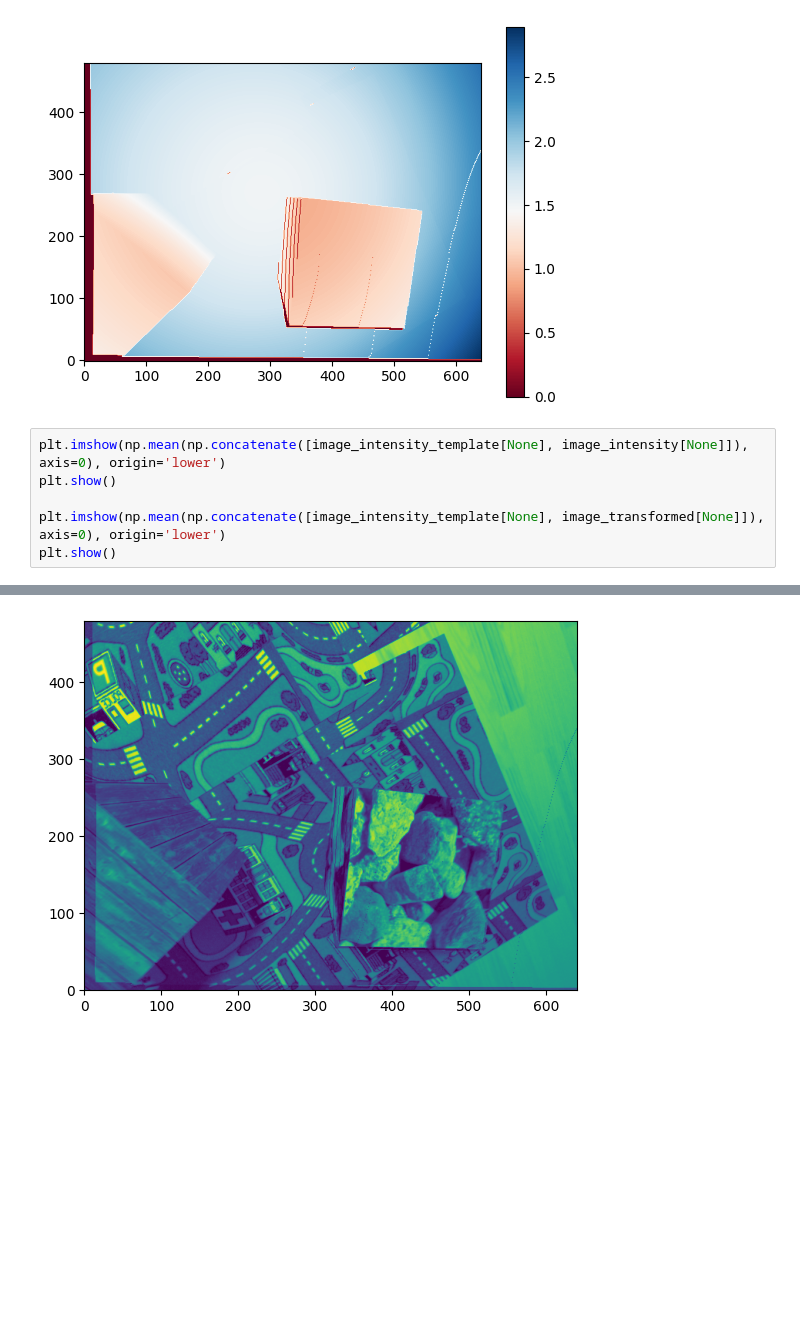
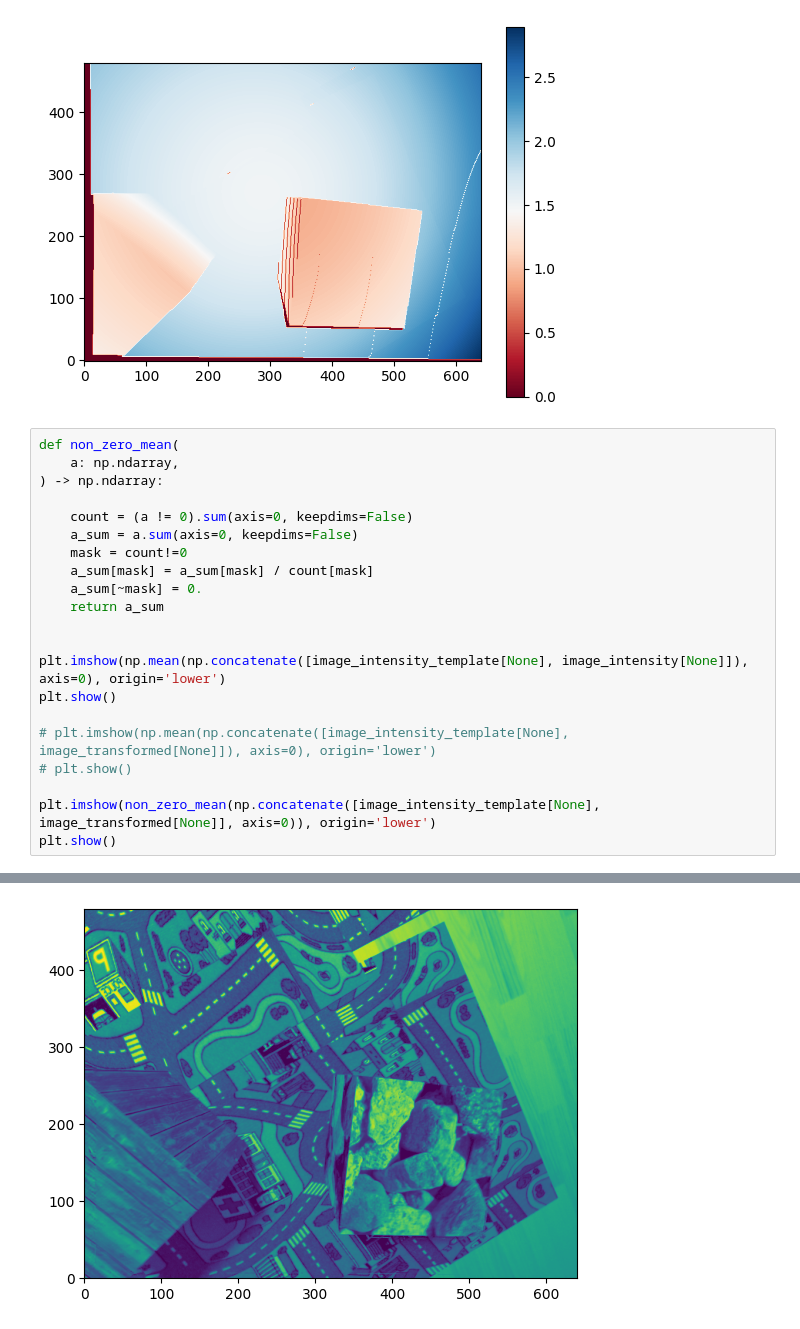
Before and after one commit to GerasimovIV/dense_image_aligment, a Jupyter notebook: ReprojectionExample.ipynb, the cells around one changed output, grey strips where cells are left out. Saved outputs shown, nothing was run; the diff lists cells and outputs as text; blank space fills up the shorter version.

```diff
--- a/ReprojectionExample.ipynb
+++ b/ReprojectionExample.ipynb
@@ -135,11 +140,26 @@ plt.show()
 # %% [output]
 [figure]
 # %%
+def non_zero_mean(
+    a: np.ndarray,
+) -> np.ndarray:
+
+    count = (a != 0).sum(axis=0, keepdims=False)
+    a_sum = a.sum(axis=0, keepdims=False)
+    mask = count!=0
+    a_sum[mask] = a_sum[mask] / count[mask]
+    a_sum[~mask] = 0.
+    return a_sum
+
+
 plt.imshow(np.mean(np.concatenate([image_intensity_template[None], image_intensity[None]]), axis=0), origin='lower')
 plt.show()
 
-plt.imshow(np.mean(np.concatenate([image_intensity_template[None], image_transformed[None]]), axis=0), origin='lower')
+# plt.imshow(np.mean(np.concatenate([image_intensity_template[None], image_transformed[None]]), axis=0), origin='lower')
+# plt.show()
+
+plt.imshow(non_zero_mean(np.concatenate([image_intensity_template[None], image_transformed[None]], axis=0)), origin='lower')
 plt.show()
 # %% [output]
 [figure]
-[figure, old version]
+[figure, new version]
```
Also changed, not shown: parts of 8 cells of this notebook.
